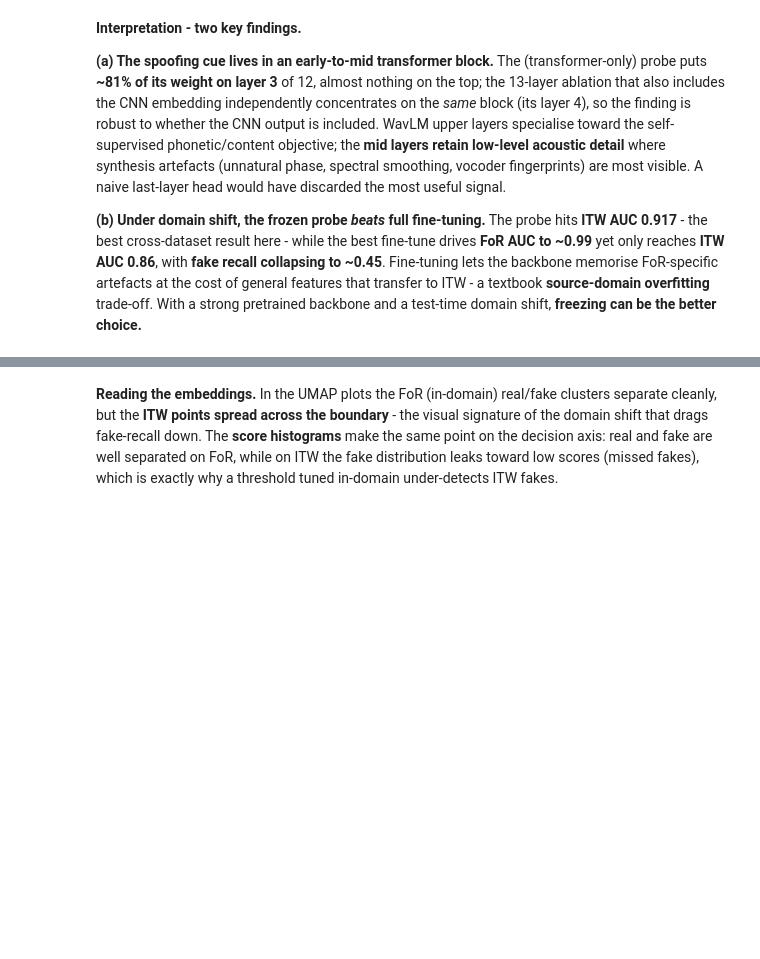
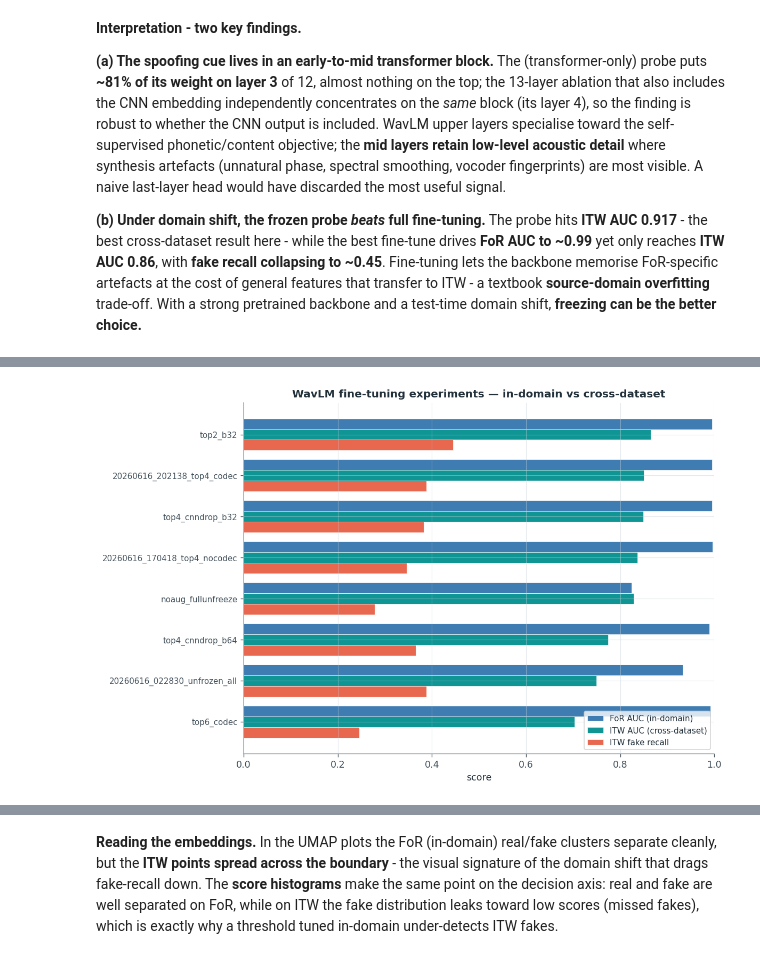
Before and after one commit to KonstaninosKaimakis/audio-deepfake-detection-DL, a Jupyter notebook: report.ipynb, the cells around one changed output, grey strips where cells are left out. Cells and saved outputs as stored; diff of their text form; code cells hidden in the pictures; blank space fills up the shorter version.

```diff
--- a/report.ipynb
+++ b/report.ipynb
@@ -459,0 +472,31 @@ Dominant layer: 3 (weight 0.81)
+# %%
+import glob, re
+
+ft_rows = []
+for f in sorted(glob.glob(str(RESULTS / "wavlm_base_plus_finetune" / "metrics_*.json"))):
+    d = json.load(open(f)); name = f.split("/")[-1]
+    cfg = d.get("config", {}); ft = cfg.get("finetune", {}) if isinstance(cfg, dict) else {}
+    aug = d.get("augmentation")
+    # trainable layers: prefer config, else parse the run name
+    nl = ft.get("n_trainable_layers")
+    if nl is None:
+        mm = re.search(r"top(\d+)", name)
+        nl = int(mm.group(1)) if mm else ("all" if re.search(r"unfro|unfreeze", name) else "all")
+    # augmentation label
+    if not aug or "noaug" in name:
+        al = "none"
+    else:
+        pc = aug.get("aug_p_codec", 0) or 0
+        al = "noise+RIR+codec" if (("codec" in name and "nocodec" not in name) or pc > 0) else "noise+RIR"
+    bs = ft.get("batch_size")
+    if bs is None:
+        mb = re.search(r"b(\d+)", name); bs = int(mb.group(1)) if mb else 32
+    lab = re.sub(r"^metrics_(finetune_)?", "", name)
+    lab = re.sub(r"_?\d{8}_\d{6}\.json$", "", lab).replace(".json", "")
+    t, v = d.get("itw_test", {}), d.get("for_val", {})
+    ft_rows.append({"variant": lab, "trainable_layers": nl, "augmentation": al, "batch": bs,
+                    "FoR_AUC": v.get("auc"), "ITW_AUC": t.get("auc"),
+                    "ITW_acc": t.get("acc"), "ITW_fake_recall": t.get("recall_fake")})
+
+ft_df = pd.DataFrame(ft_rows).sort_values("ITW_AUC", ascending=False).reset_index(drop=True)
+style_table(ft_df)
@@ -459,0 +513,13 @@ Dominant layer: 3 (weight 0.81)
+# %%
+m = ft_df.set_index("variant"); order = m.sort_values("ITW_AUC").index
+y = np.arange(len(order)); h = 0.26
+plt.figure(figsize=(10, 0.62 * len(order) + 1.5))
+plt.barh(y + h, m.loc[order, "FoR_AUC"],         h, label="FoR AUC (in-domain)",     color=PAL["blue"],  edgecolor="white", linewidth=0.4)
+plt.barh(y,     m.loc[order, "ITW_AUC"],         h, label="ITW AUC (cross-dataset)", color=PAL["teal"],  edgecolor="white", linewidth=0.4)
+plt.barh(y - h, m.loc[order, "ITW_fake_recall"], h, label="ITW fake recall",         color=PAL["coral"], edgecolor="white", linewidth=0.4)
+plt.yticks(y, order, fontsize=9); plt.xlim(0, 1.0); plt.xlabel("score")
+plt.title("WavLM fine-tuning experiments — in-domain vs cross-dataset")
+plt.legend(loc="lower right", fontsize=9)
+plt.tight_layout(); plt.show()
+# %% [output]
+[figure, added]
```
Also changed, not shown: parts of 7 cells of this notebook, 1 other file.
